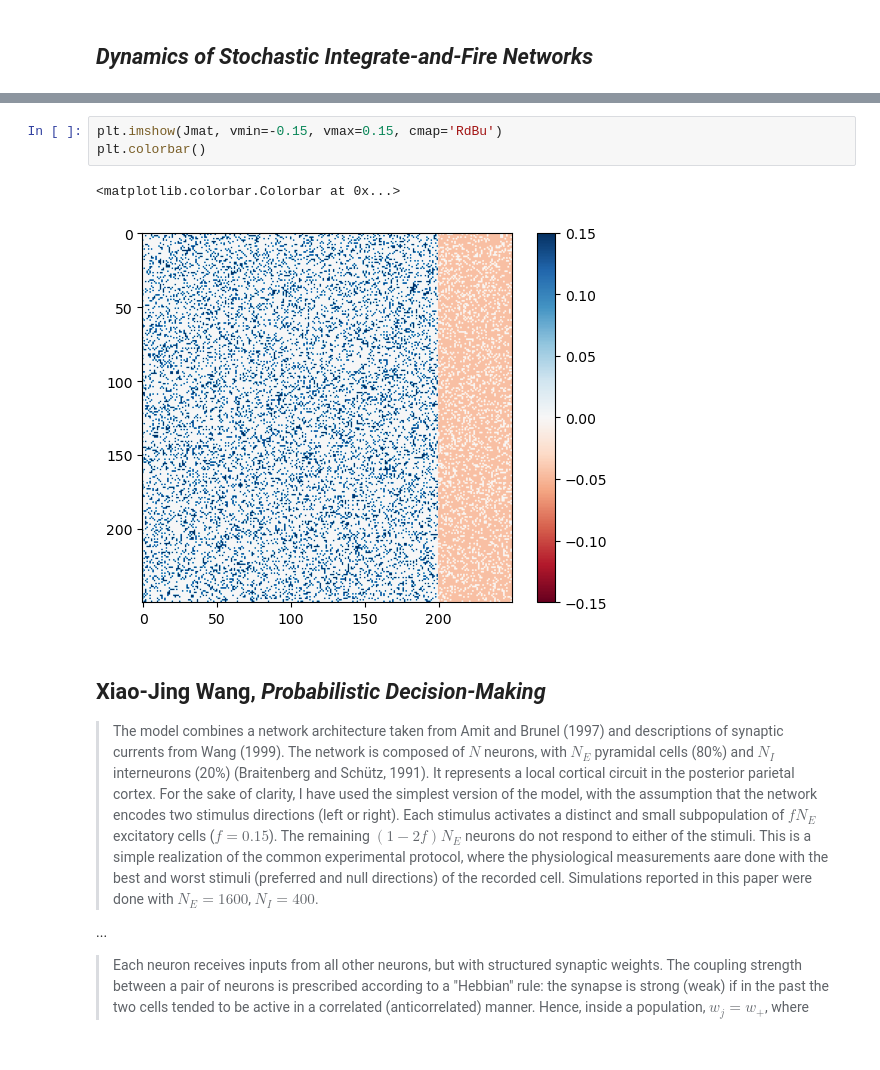
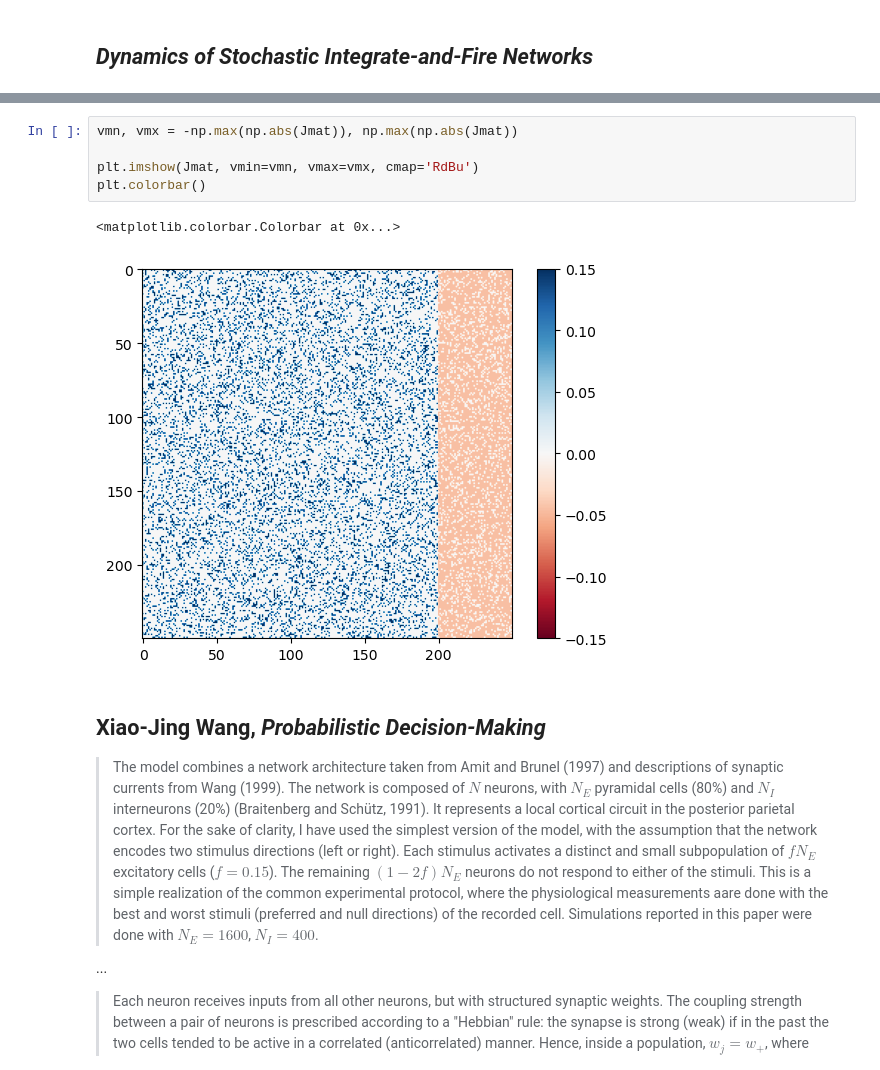
Before and after one commit to mateouma/lif_stochastic_decision, a Jupyter notebook: prelim_analysis.ipynb, the cells around one changed output, grey strips where cells are left out. Cells and saved outputs as stored; diff of their text form.

```diff
--- a/prelim_analysis.ipynb
+++ b/prelim_analysis.ipynb
@@ -75,9 +74,11 @@ Perturbation Amperage: 2
-# %%
-plt.imshow(Jmat, vmin=-0.15, vmax=0.15, cmap='RdBu')
-plt.colorbar()
-# %% [output]
-<matplotlib.colorbar.Colorbar at 0x...>
-[figure, removed]
+# %%
+vmn, vmx = -np.max(np.abs(Jmat)), np.max(np.abs(Jmat))
+
+plt.imshow(Jmat, vmin=vmn, vmax=vmx, cmap='RdBu')
+plt.colorbar()
+# %% [output]
+<matplotlib.colorbar.Colorbar at 0x...>
+[figure, added]
 # %% [markdown]
 ## Xiao-Jing Wang, *Probabilistic Decision-Making*
 
```
Also changed, not shown: parts of 27 cells of this notebook, 2 other files.
